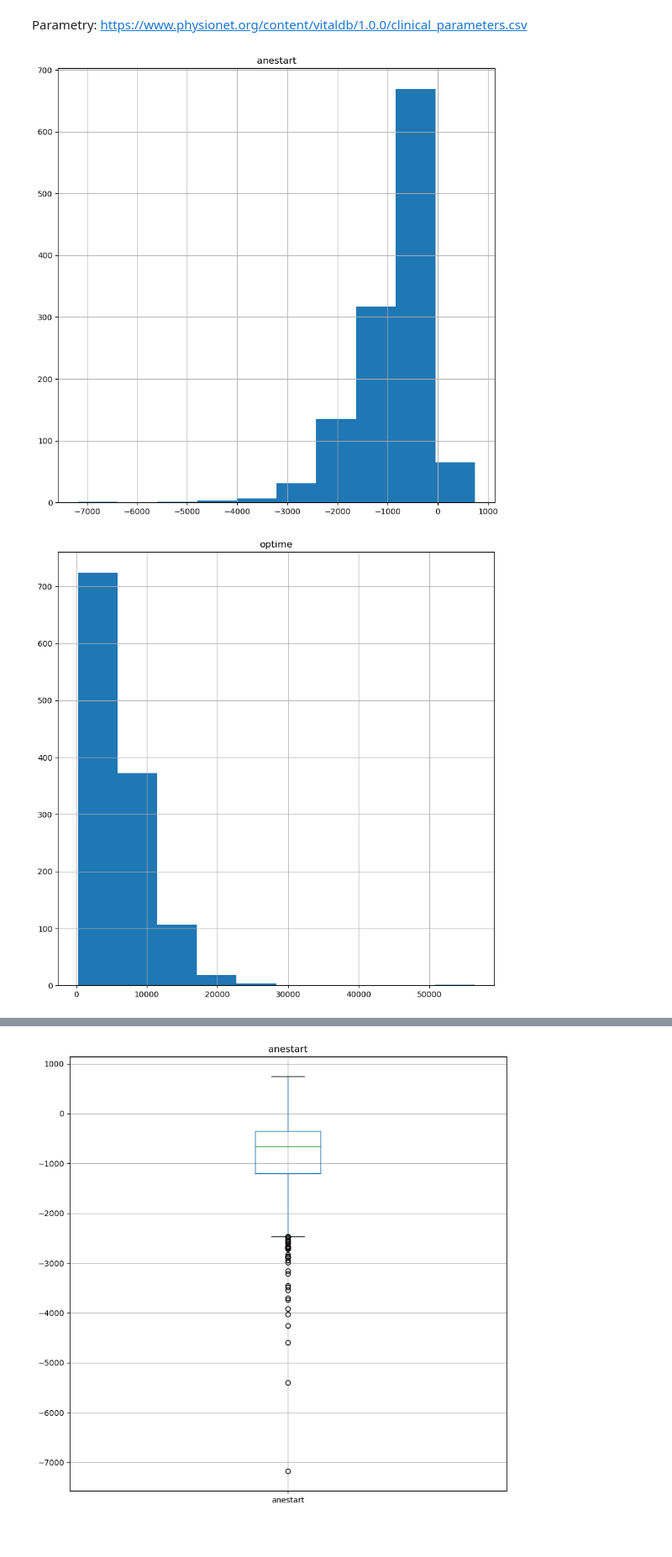
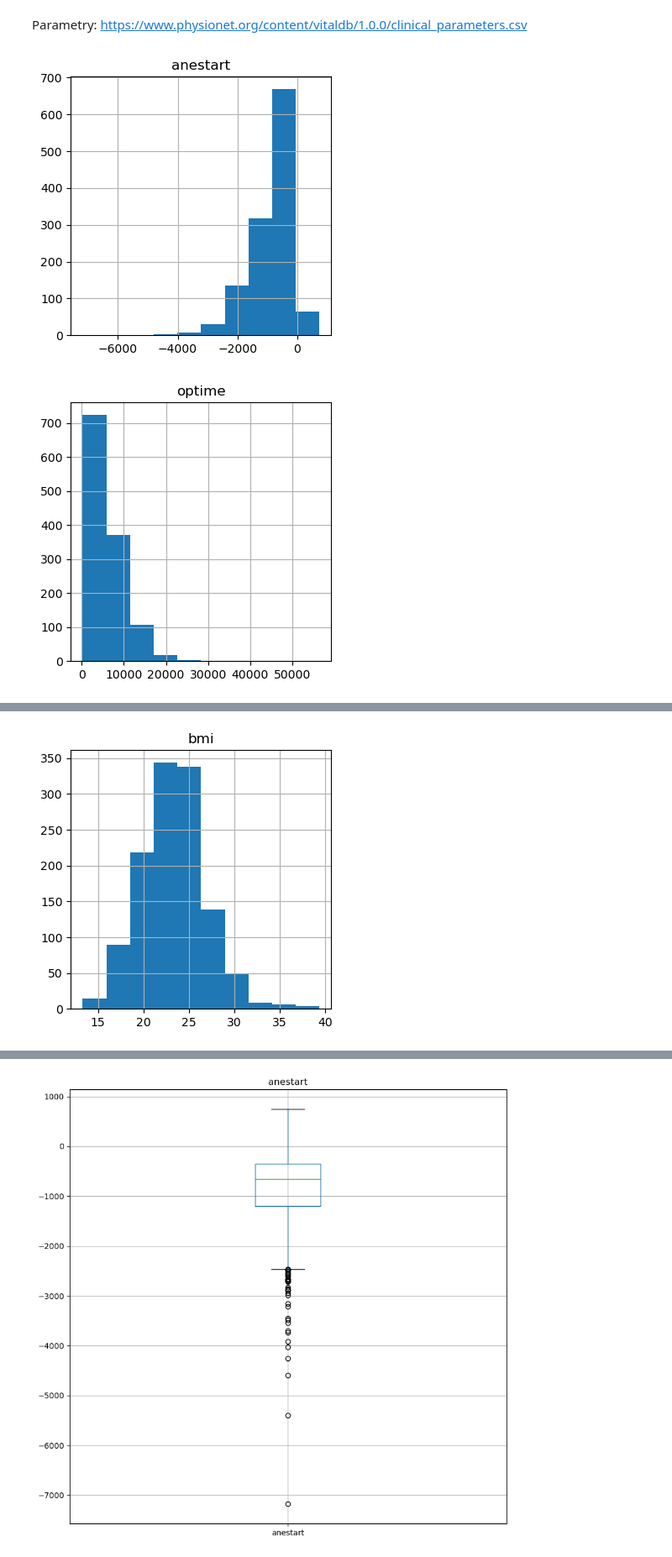
Before and after one commit to karolke99/mow-colorectal, a Jupyter notebook: data_description.ipynb, the cells around one changed output, grey strips where cells are left out. Shown at 84% size. Saved outputs shown, nothing was run; the diff lists cells and outputs as text; code cells hidden in the pictures; blank space fills up the shorter version.

```diff
--- a/data_description.ipynb
+++ b/data_description.ipynb
@@ -15,7 +15,7 @@ Proszę zastanowić się nad cechami jakie macie Państwo w zbiorze, tj. czy jak
 # %%
 import pandas as pd
 
-df = pd.read_csv('new.csv')
+df = pd.read_csv('colorectal_refactored.csv')
 empty_percent = (df.isnull().sum().sum() / (df.shape[0] * df.shape[1])) * 100
 print("Ilość wierszy", len(df))
 print("Procent pustych danych", empty_percent)
@@ -38,12 +72,12 @@ Parametry: https://www.physionet.org/content/vitaldb/1.0.0/clinical_parameters.c
 # %%
 import matplotlib.pyplot as plt
 
 column_names = df.columns
 for column in column_names:
-    plt.figure(figsize=(10, 10))
+    plt.figure(figsize=(4, 4))
     df[column].hist()
     plt.title(column)
     plt.show()
 # %% [output]
-[figure, old version]
+[figure, new version]
-[figure, old version]
+[figure, new version]
@@ -56,0 +91 @@ for column in column_names:
+[figure, added]
```
Also changed, not shown: parts of 9 cells of this notebook.
